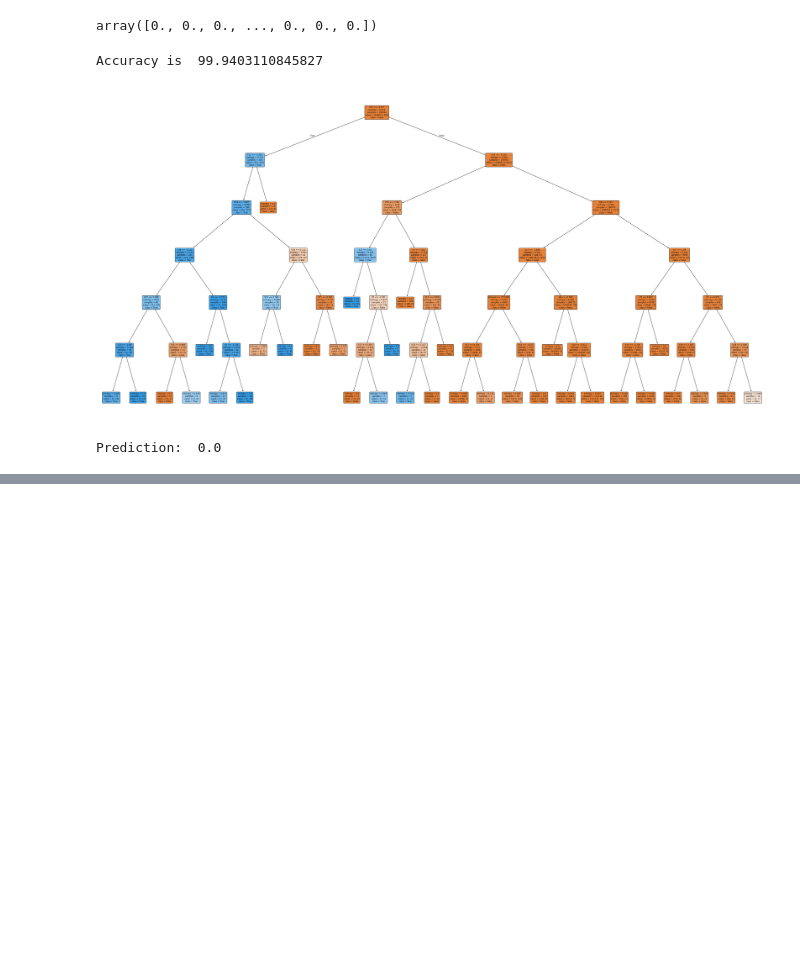
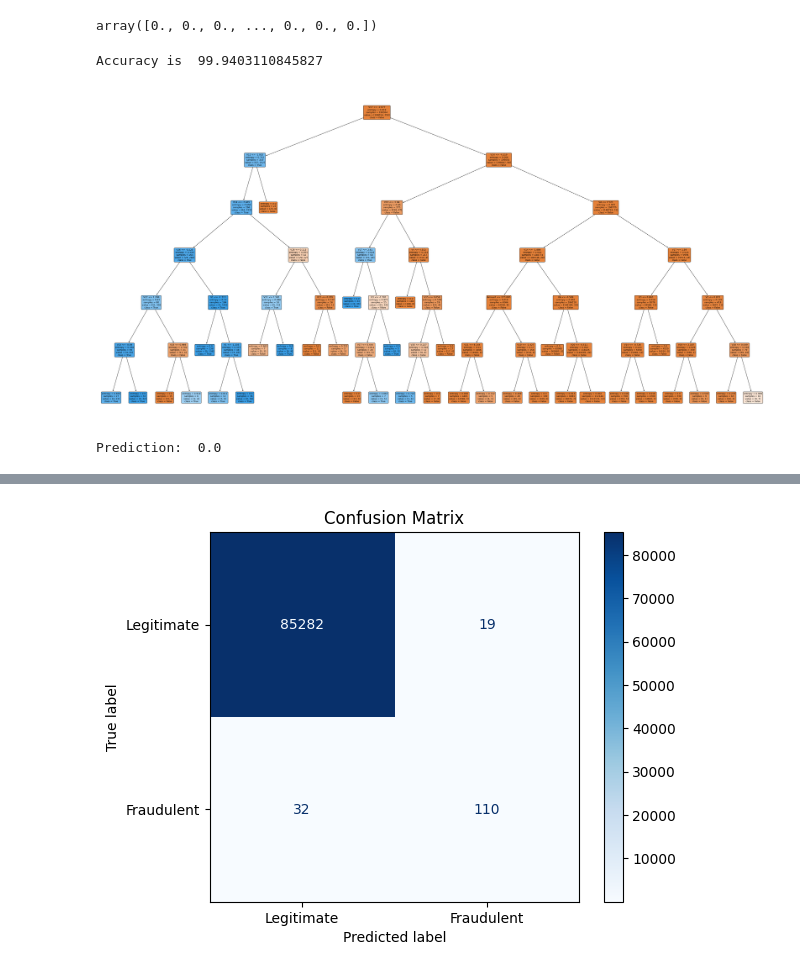
Before and after one commit to am-kenny/ai-creditcard-decision-tree, a Jupyter notebook: code/Decision Tree - [fraudulent transactions prediction].ipynb, the cells around one changed output, grey strips where cells are left out. Saved outputs shown, nothing was run; the diff lists cells and outputs as text; code cells hidden in the pictures; blank space fills up the shorter version.

```diff
--- a/code/Decision Tree - [fraudulent transactions prediction].ipynb
+++ b/code/Decision Tree - [fraudulent transactions prediction].ipynb
@@ -135,0 +126,21 @@ Prediction:  0.0
+# %%
+from sklearn.model_selection import train_test_split
+from sklearn.metrics import confusion_matrix, ConfusionMatrixDisplay
+
+# Split the data into training and testing sets
+X_train, X_test, Y_train, Y_test = train_test_split(X_features, Y_target, test_size=0.3, random_state=100)
+
+# Fit the classifier on the training data
+clf_entropy.fit(X_train, Y_train)
+
+# Predict on the test data
+y_pred_en = clf_entropy.predict(X_test)
+
+# Confusion matrix
+cm = confusion_matrix(Y_test, y_pred_en)
+disp = ConfusionMatrixDisplay(confusion_matrix=cm, display_labels=['Legitimate', 'Fraudulent'])
+disp.plot(cmap='Blues')
+plt.title('Confusion Matrix')
+plt.show()
+# %% [output]
+[figure, added]
```
Also changed, not shown: parts of 17 cells of this notebook.
